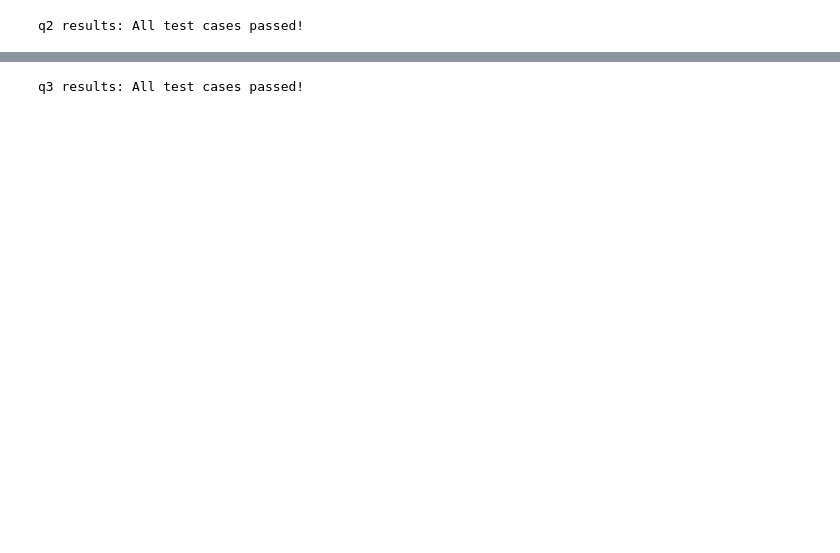
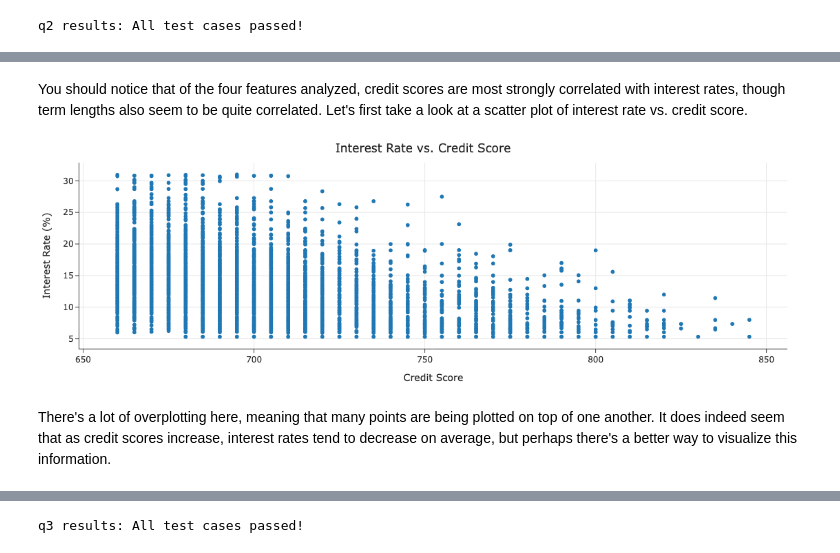
Before and after one commit to selinaz154/loan_application, a Jupyter notebook: project.ipynb, the cells around one changed output, grey strips where cells are left out. Saved outputs shown, nothing was run; the diff lists cells and outputs as text; code cells hidden in the pictures; blank space fills up the shorter version.

```diff
--- a/project.ipynb
+++ b/project.ipynb
@@ -460,0 +465,10 @@ unif.sample(100)
+# %% [markdown]
+You should notice that of the four features analyzed, credit scores are most strongly correlated with interest rates, though term lengths also seem to be quite correlated. Let's first take a look at a scatter plot of interest rate vs. credit score.
+# %%
+px.scatter(loans, x='fico_range_low', y='int_rate',
+           labels={'fico_range_low': 'Credit Score', 'int_rate': 'Interest Rate (%)'},
+           title='Interest Rate vs. Credit Score')
+# %% [output]
+[figure, added]
+# %% [markdown]
+There's a lot of overplotting here, meaning that many points are being plotted on top of one another. It does indeed seem that as credit scores increase, interest rates tend to decrease on average, but perhaps there's a better way to visualize this information.
```
Also changed, not shown: parts of 143 cells of this notebook, 16 other files.
